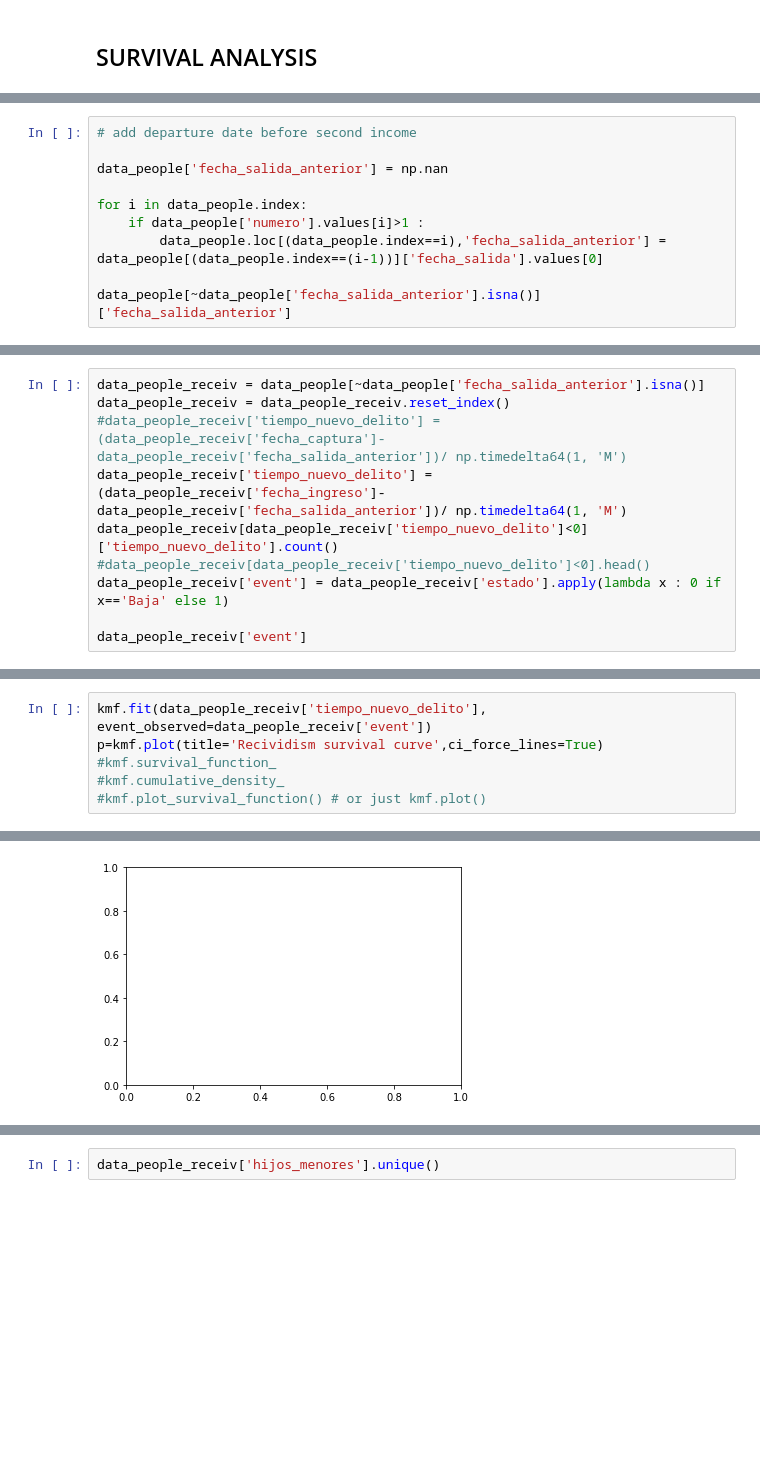
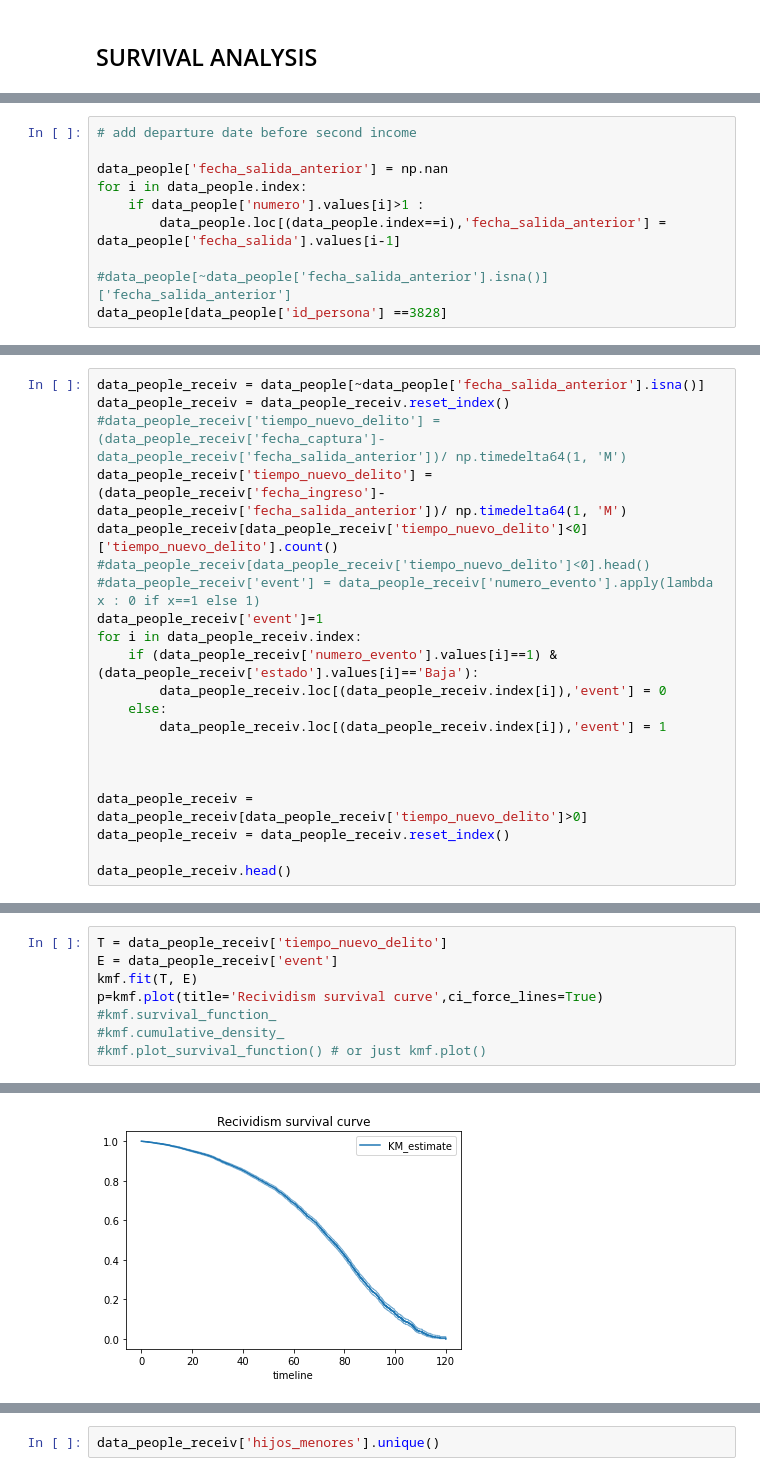
Before and after one commit to dehoyosb/MinJusticia_team77_DS4A_Project, a Jupyter notebook: Exploratory data anlysis Esneyder.ipynb, the cells around one changed output, grey strips where cells are left out. Cells and saved outputs as stored; diff of their text form; blank space fills up the shorter version.

Commit message:
Se actualiza a la fecha

```diff
--- a/Exploratory data anlysis Esneyder.ipynb
+++ b/Exploratory data anlysis Esneyder.ipynb
@@ -141,10 +155,10 @@ data_people.head()
 # add departure date before second income
 
 data_people['fecha_salida_anterior'] = np.nan
-
 for i in data_people.index:
     if data_people['numero'].values[i]>1 :
-        data_people.loc[(data_people.index==i),'fecha_salida_anterior'] = data_people[(data_people.index==(i-1))]['fecha_salida'].values[0]
+        data_people.loc[(data_people.index==i),'fecha_salida_anterior'] = data_people['fecha_salida'].values[i-1]
 
-data_people[~data_people['fecha_salida_anterior'].isna()]['fecha_salida_anterior']
+#data_people[~data_people['fecha_salida_anterior'].isna()]['fecha_salida_anterior']
+data_people[data_people['id_persona'] ==3828]
 # %% [output]
@@ -174,7 +188,18 @@ data_people_receiv = data_people_receiv.reset_index()
 data_people_receiv['tiempo_nuevo_delito'] = (data_people_receiv['fecha_ingreso']-data_people_receiv['fecha_salida_anterior'])/ np.timedelta64(1, 'M')
 data_people_receiv[data_people_receiv['tiempo_nuevo_delito']<0]['tiempo_nuevo_delito'].count()
 #data_people_receiv[data_people_receiv['tiempo_nuevo_delito']<0].head()
-data_people_receiv['event'] = data_people_receiv['estado'].apply(lambda x : 0 if x=='Baja' else 1)
+#data_people_receiv['event'] = data_people_receiv['numero_evento'].apply(lambda x : 0 if x==1 else 1)
+data_people_receiv['event']=1
+for i in data_people_receiv.index:
+    if (data_people_receiv['numero_evento'].values[i]==1) & (data_people_receiv['estado'].values[i]=='Baja'):
+        data_people_receiv.loc[(data_people_receiv.index[i]),'event'] = 0
+    else:
+        data_people_receiv.loc[(data_people_receiv.index[i]),'event'] = 1
 
-data_people_receiv['event']
+
+
+data_people_receiv = data_people_receiv[data_people_receiv['tiempo_nuevo_delito']>0]
+data_people_receiv = data_people_receiv.reset_index()
+
+data_people_receiv.head()
 # %% [output]
@@ -193,5 +242,7 @@ Name: event, Length: 24447, dtype: int64
 # %%
-kmf.fit(data_people_receiv['tiempo_nuevo_delito'], event_observed=data_people_receiv['event'])
+T = data_people_receiv['tiempo_nuevo_delito']
+E = data_people_receiv['event']
+kmf.fit(T, E)
 p=kmf.plot(title='Recividism survival curve',ci_force_lines=True)
 #kmf.survival_function_
 #kmf.cumulative_density_
@@ -201 +251 @@ TypeError: unhashable type: 'list'
-[figure, old version]
+[figure, new version]
```
Also changed, not shown: parts of 12 cells of this notebook, 2 other files.
